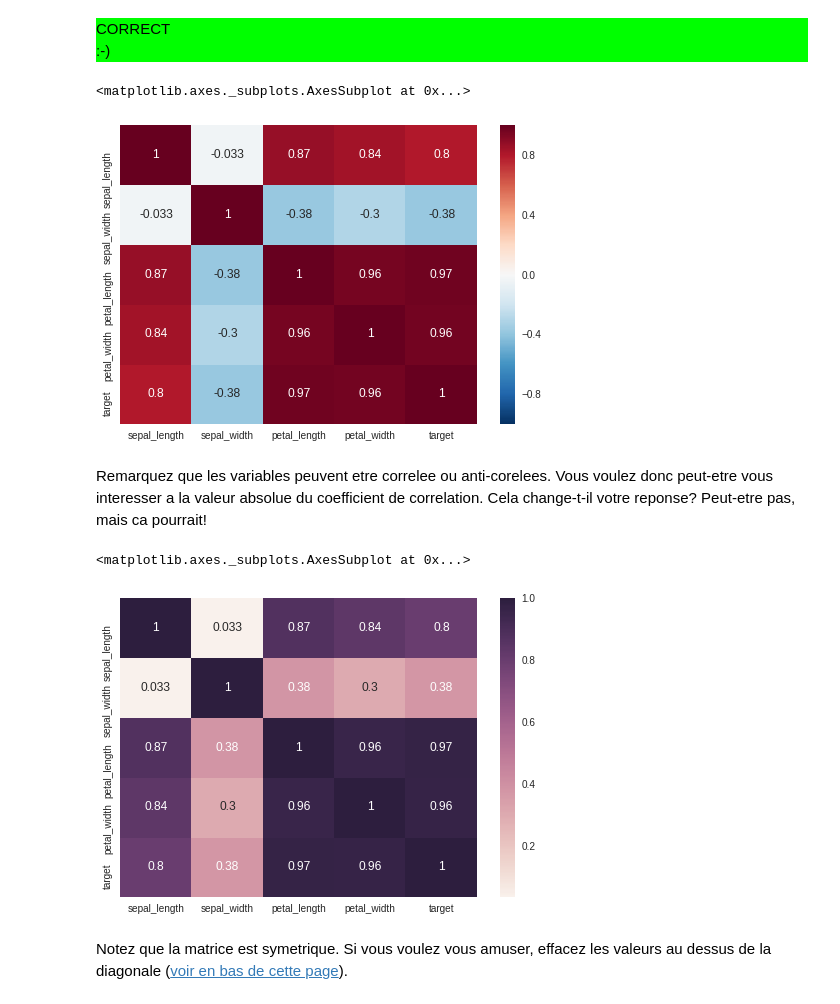
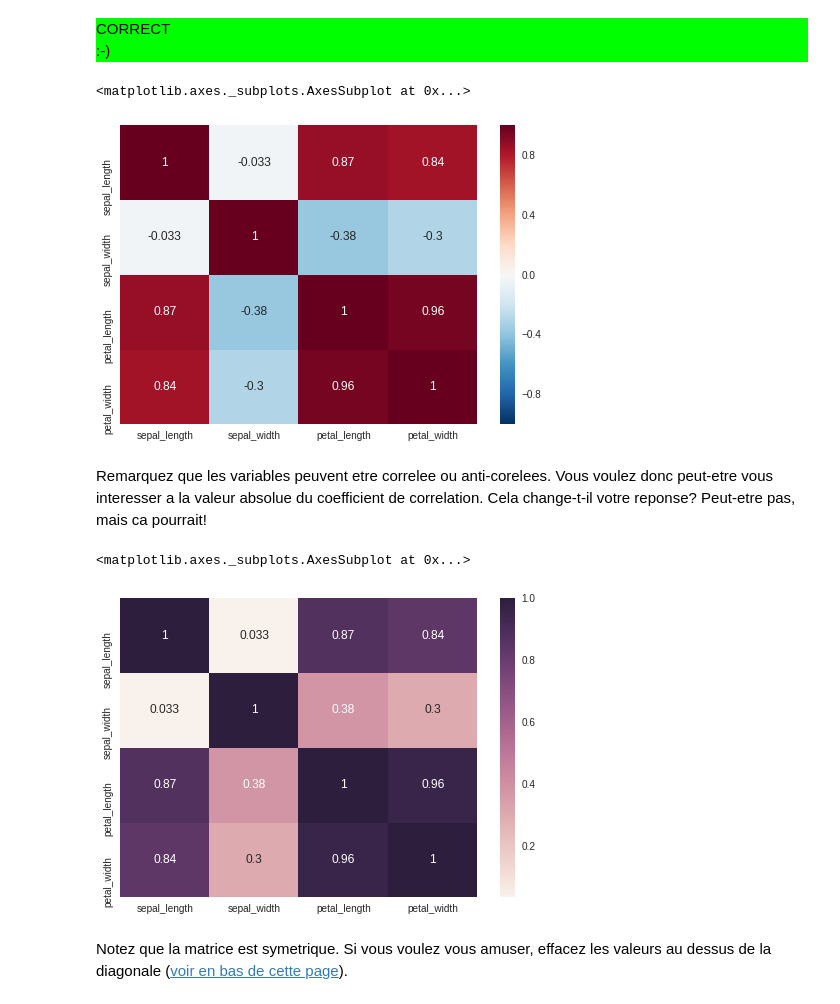
Before and after one commit to rayanedhs/info232, a Jupyter notebook: TP1/README.ipynb, the cells around one changed output. Cells and saved outputs as stored; diff of their text form; code cells hidden in the pictures.

```diff
--- a/TP1/README.ipynb
+++ b/TP1/README.ipynb
@@ -189,19 +189,19 @@ score += check(numero_ligne*numero_colonne, question)
 CORRECT
 :-)
 # %%
-corr_mat = data_num.corr(method='pearson')
+corr_mat = data.corr(method='pearson')
 sns.heatmap(corr_mat, annot=True, center=0)
 # %% [output]
 <matplotlib.axes._subplots.AxesSubplot at 0x...>
-[figure, old version]
+[figure, new version]
 # %% [markdown]
 Remarquez que les variables peuvent etre correlee ou anti-corelees. Vous voulez donc peut-etre vous interesser a la valeur absolue du coefficient de correlation. Cela change-t-il votre reponse? Peut-etre pas, mais ca pourrait!
 # %%
-corr_mat = data_num.corr(method='pearson')
+corr_mat = data.corr(method='pearson')
 sns.heatmap(abs(corr_mat), annot=True)
 # %% [output]
 <matplotlib.axes._subplots.AxesSubplot at 0x...>
-[figure, old version]
+[figure, new version]
 # %% [markdown]
 Notez que la matrice est symetrique. Si vous voulez vous amuser, effacez les valeurs au dessus de la diagonale (<a href="https://seaborn.pydata.org/generated/seaborn.heatmap.html">voir en bas de cette page</a>).
 # %% [markdown]
```
Also changed, not shown: parts of 6 cells of this notebook.
